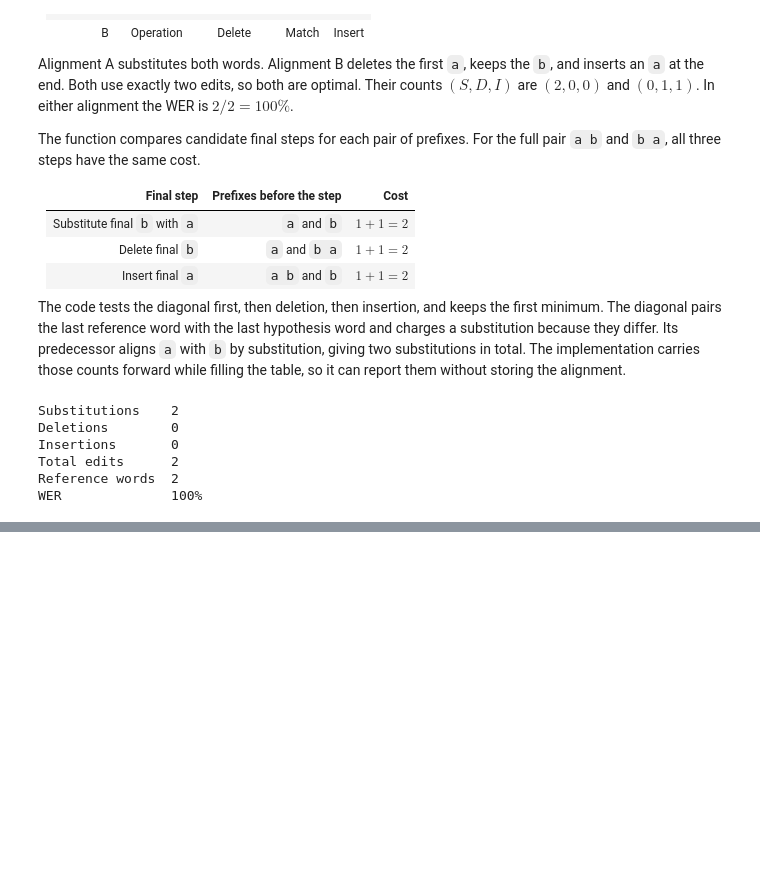
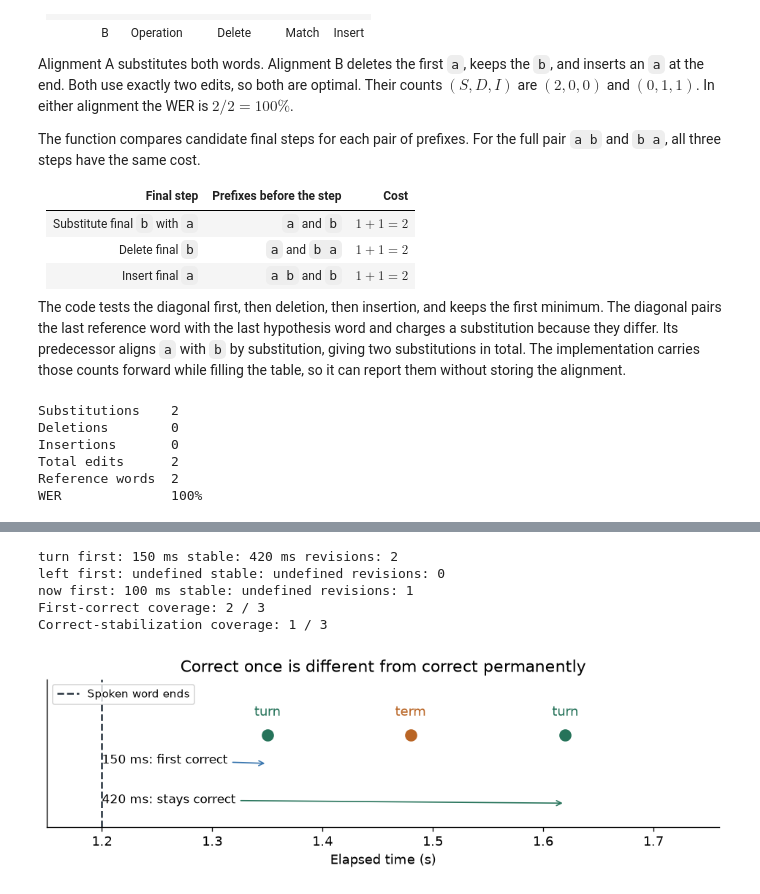
Before and after one commit to jrterven/transformers-book, a Jupyter notebook: solutions/ch24_speech_audio/python-solutions.ipynb, the cells around one changed output, grey strips where cells are left out. Saved outputs shown, nothing was run; the diff lists cells and outputs as text; code cells hidden in the pictures; blank space fills up the shorter version.

```diff
--- a/solutions/ch24_speech_audio/python-solutions.ipynb
+++ b/solutions/ch24_speech_audio/python-solutions.ipynb
@@ -309,0 +541,42 @@ WER              100%
+# %%
+histories = [
+    ("turn", 1.20, [(1.35,"turn"), (1.48,"term"), (1.62,"turn")]),
+    ("left", 2.00, [(2.20,"right")]),
+    ("now", 3.00, [(3.10,"now"), (3.30,"no")]),
+]
+latencies = []
+for word, end, history in histories:
+    correct = [i for i, (_, text) in enumerate(history) if text == word]
+    first = history[correct[0]][0] - end if correct else None
+    stable_indices = [i for i in correct if all(text == word for _, text in history[i:])]
+    stable = history[stable_indices[0]][0] - end if stable_indices else None
+    revisions = sum(a[1] != b[1] for a, b in zip(history, history[1:]))
+    latencies.append((first, stable))
+    def show(value): return "undefined" if value is None else f"{1000*value:.0f} ms"
+    print(word, "first:", show(first), "stable:", show(stable), "revisions:", revisions)
+np.testing.assert_allclose(latencies[0], [.15, .42])
+assert latencies[1] == (None, None) and latencies[2][1] is None
+print("First-correct coverage:", sum(a is not None for a, _ in latencies), "/ 3")
+print("Correct-stabilization coverage:", sum(b is not None for _, b in latencies), "/ 3")
+# %% [output]
+turn first: 150 ms stable: 420 ms revisions: 2
+left first: undefined stable: undefined revisions: 0
+now first: 100 ms stable: undefined revisions: 1
+First-correct coverage: 2 / 3
+Correct-stabilization coverage: 1 / 3
+# %%
+fig, ax = plt.subplots(figsize=(8, 2.7))
+for time, text in histories[0][2]:
+    color = "#26735a" if text == "turn" else "#b96525"
+    ax.plot(time, 1, "o", color=color, ms=9)
+    ax.text(time, 1.12, text, ha="center", color=color)
+ax.axvline(1.20, color="#26323d", ls="--", label="Spoken word ends")
+ax.annotate("150 ms: first correct", (1.35,.82), (1.20,.82),
+            arrowprops={"arrowstyle":"->", "color":"#3976af"}, fontsize=10)
+ax.annotate("420 ms: stays correct", (1.62,.57), (1.20,.57),
+            arrowprops={"arrowstyle":"->", "color":"#26735a"}, fontsize=10)
+ax.set(xlim=(1.15,1.76), ylim=(.42,1.35), yticks=[], xlabel="Elapsed time (s)",
+       title="Correct once is different from correct permanently")
+ax.legend(loc="upper left", fontsize=9); fig.tight_layout(); display(fig); plt.close(fig)
+# %% [output]
+[figure, added]
```
Also changed, not shown: parts of 21 cells of this notebook, 9 other files.
